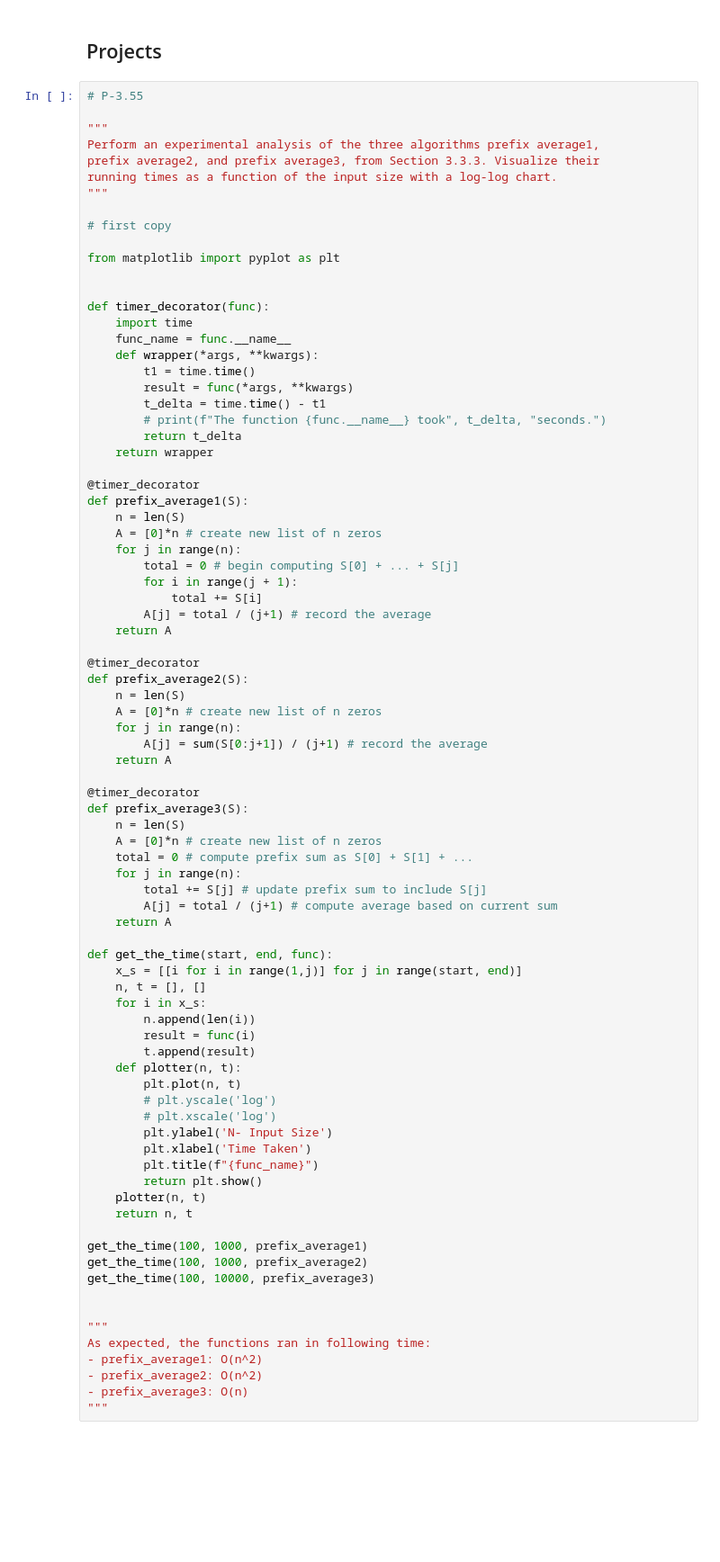
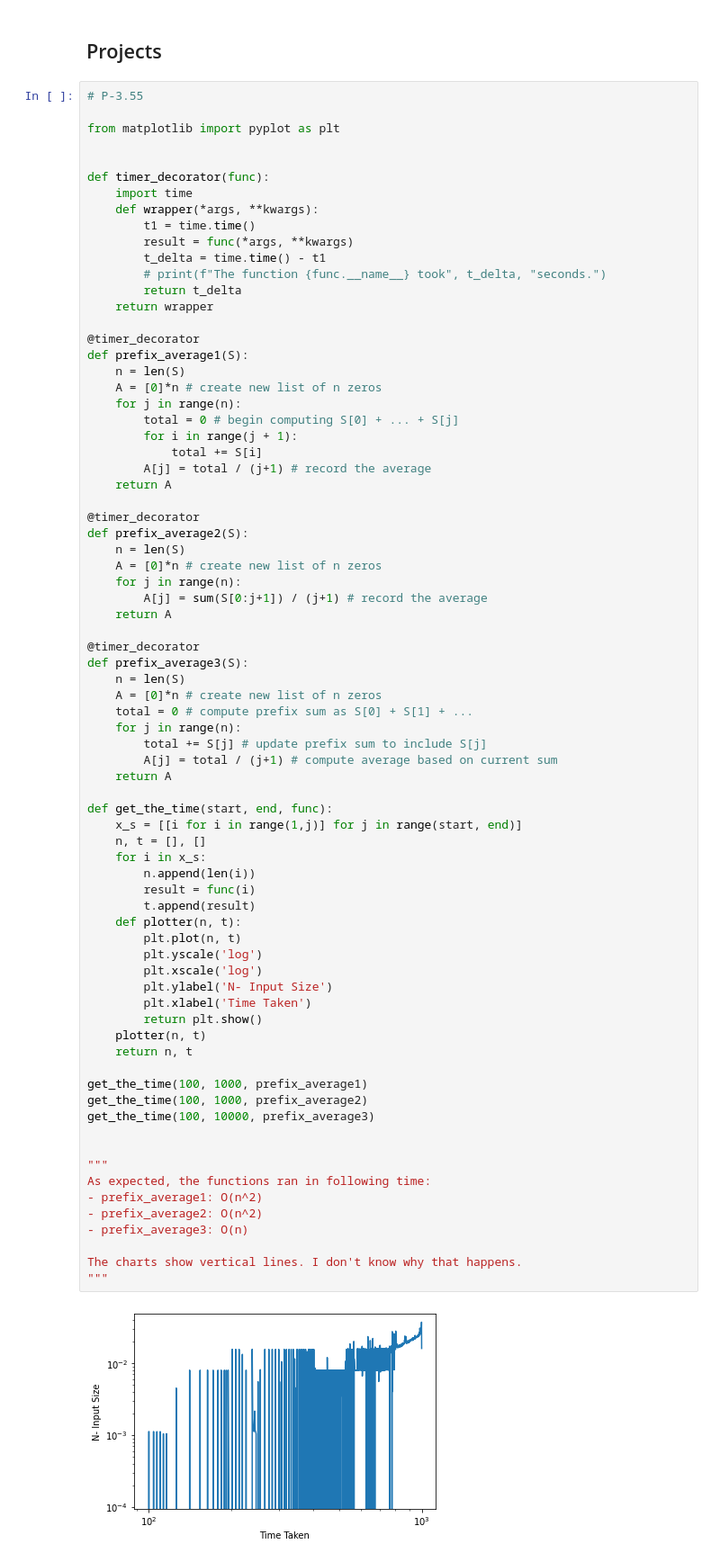
Before and after one commit to Khubaib14/Data-Structures-and-Algorithms-in-Python, a Jupyter notebook: Chapter 3 Algorithm Analysis.ipynb, the cells around one changed output. Shown: that part at 90% size. Drawn from its saved outputs; the diff is of its cells as text; blank space fills up the shorter version.

```diff
--- a/Chapter 3 Algorithm Analysis.ipynb
+++ b/Chapter 3 Algorithm Analysis.ipynb
@@ -769,21 +769,12 @@ print(find_max([randint(1,1000) for i in range(100)]))
 ## Projects
 # %%
 # P-3.55
-
-"""
-Perform an experimental analysis of the three algorithms prefix average1,
-prefix average2, and prefix average3, from Section 3.3.3. Visualize their
-running times as a function of the input size with a log-log chart.
-"""
-
-# first copy
 
 from matplotlib import pyplot as plt
 
 
 def timer_decorator(func):
     import time
-    func_name = func.__name__
     def wrapper(*args, **kwargs):
         t1 = time.time()
         result = func(*args, **kwargs)
@@ -821,33 +812,35 @@ def prefix_average3(S):
         A[j] = total / (j+1) # compute average based on current sum
     return A
 
 def get_the_time(start, end, func):
     x_s = [[i for i in range(1,j)] for j in range(start, end)]
     n, t = [], []
     for i in x_s:
         n.append(len(i))
         result = func(i)
         t.append(result)
     def plotter(n, t):
         plt.plot(n, t)
-        # plt.yscale('log')
-        # plt.xscale('log')
+        plt.yscale('log')
+        plt.xscale('log')
         plt.ylabel('N- Input Size')
         plt.xlabel('Time Taken')
-        plt.title(f"{func_name}")
         return plt.show()
     plotter(n, t)
     return n, t
 
 get_the_time(100, 1000, prefix_average1)
 get_the_time(100, 1000, prefix_average2)
 get_the_time(100, 10000, prefix_average3)
 
 
 """
 As expected, the functions ran in following time:
 - prefix_average1: O(n^2)
 - prefix_average2: O(n^2)
 - prefix_average3: O(n)
+
+The charts show vertical lines. I don't know why that happens.
 """
 # %% [output]
+[figure, new version]
```
Also changed, not shown: parts of 1 cell of this notebook.
